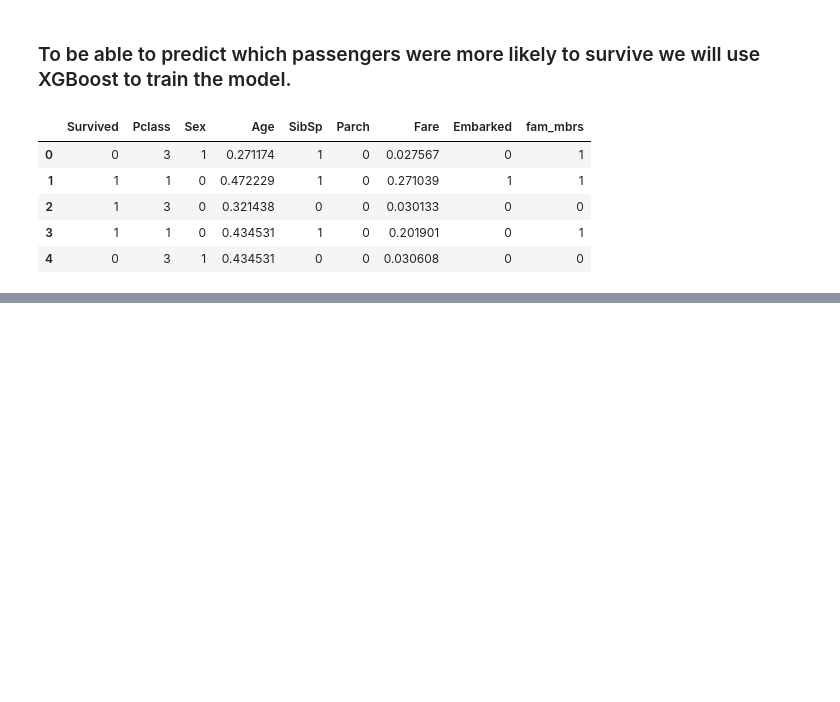
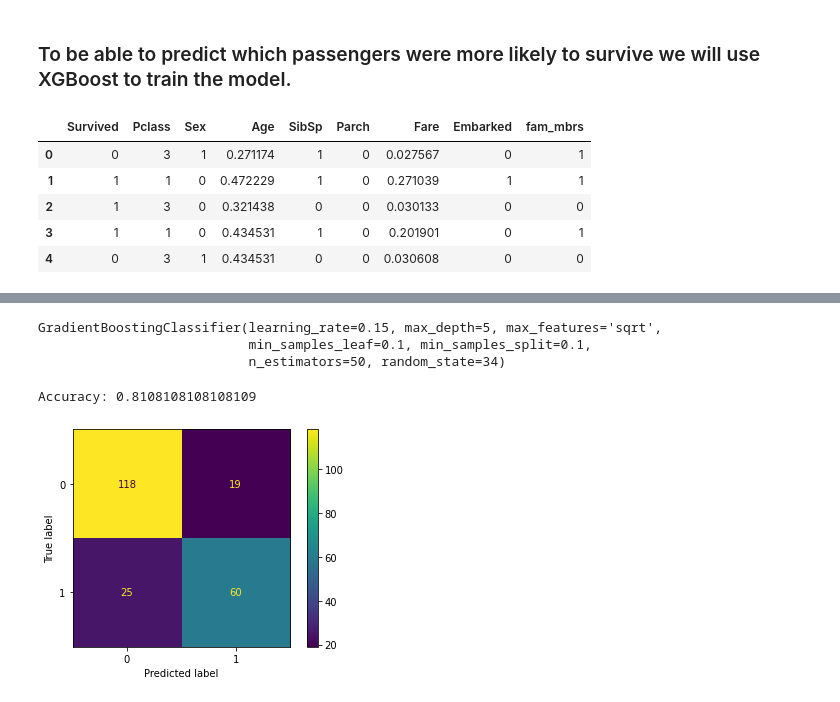
Before and after one commit to sgso-free/titanic-proyect-tutorial, a Jupyter notebook: src/explore.ipynb, the cells around one changed output, grey strips where cells are left out. Saved outputs shown, nothing was run; the diff lists cells and outputs as text; code cells hidden in the pictures; blank space fills up the shorter version.

```diff
--- a/src/explore.ipynb
+++ b/src/explore.ipynb
@@ -829,0 +823,3 @@ grid.fit(X_train, Y_train)
+# %%
+#training
+clf_GBC.fit(XB_train, yB_train.values.ravel())
@@ -829,0 +842,3 @@ grid.fit(X_train, Y_train)
+# %%
+param_best_GBC=clf_GBC.best_params_
+param_best_GBC
@@ -829,0 +853,22 @@ grid.fit(X_train, Y_train)
+# %%
+clf_GBBest = GradientBoostingClassifier(random_state=34,**param_best_GBC)
+clf_GBBest.fit(XB_train, yB_train.values.ravel())
+# %% [output]
+GradientBoostingClassifier(learning_rate=0.15, max_depth=5, max_features='sqrt',
+                           min_samples_leaf=0.1, min_samples_split=0.1,
+                           n_estimators=50, random_state=34)
+# %%
+print('Accuracy:',clf_GBBest.score(XB_test, yB_test))
+# %% [output]
+Accuracy: 0.8108108108108109
+# %%
+#show predicted dataset
+yB_pred=clfB.predict(XB_test)
+# %%
+cm4 = confusion_matrix(yB_test, yB_pred, labels=clf_GBBest.classes_)
+disp4 = ConfusionMatrixDisplay(confusion_matrix=cm4, display_labels=clf_GBBest.classes_)
+disp4.plot()
+
+plt.show()
+# %% [output]
+[figure, added]
```
Also changed, not shown: parts of 19 cells of this notebook, 2 other files.
